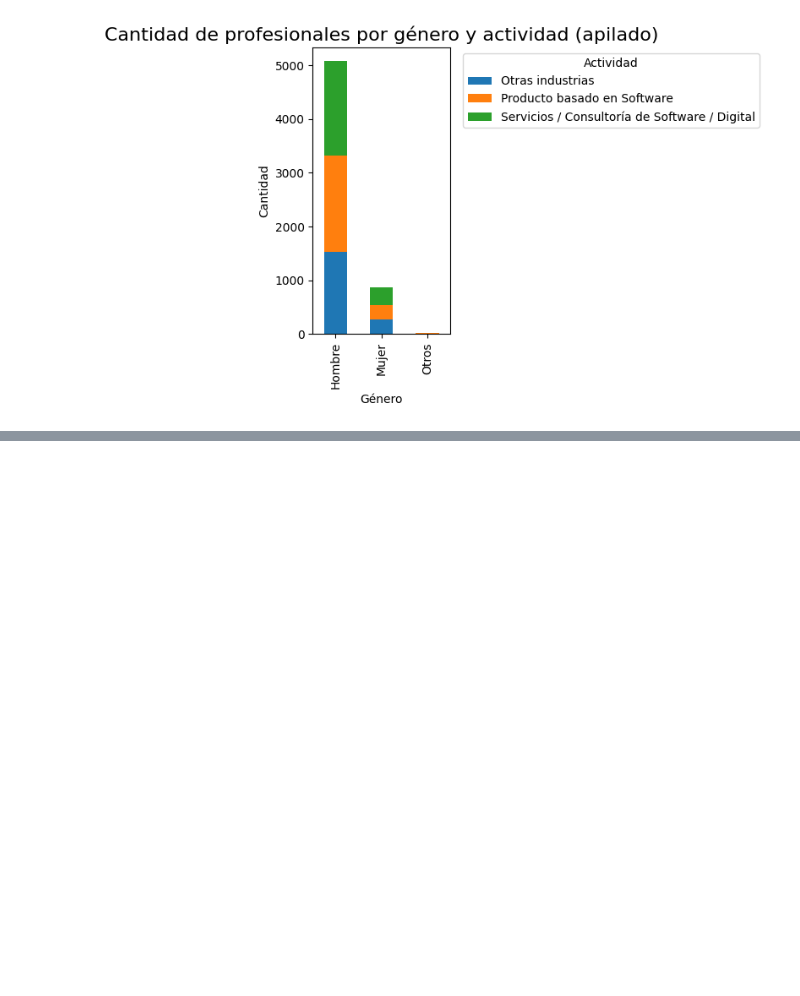
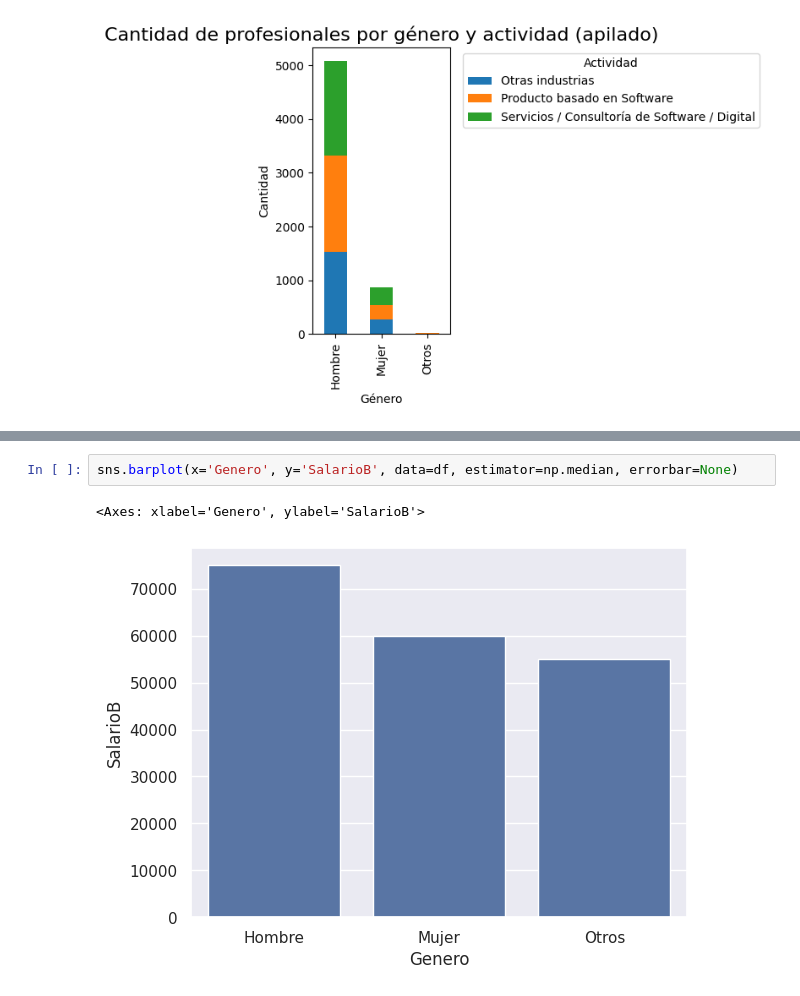
Before and after one commit to Andru-1987/74235-_DataScience_I, a Jupyter notebook: clase_8/linear-ejemplo-real.ipynb, the cells around one changed output, grey strips where cells are left out. Cells and saved outputs as stored; diff of their text form; blank space fills up the shorter version.

```diff
--- a/clase_8/linear-ejemplo-real.ipynb
+++ b/clase_8/linear-ejemplo-real.ipynb
@@ -282,0 +297,5 @@ plt.show()
+# %%
+sns.barplot(x='Genero', y='SalarioB', data=df, estimator=np.median, errorbar=None)
+# %% [output]
+<Axes: xlabel='Genero', ylabel='SalarioB'>
+[figure, added]
```
Also changed, not shown: parts of 17 cells of this notebook.
